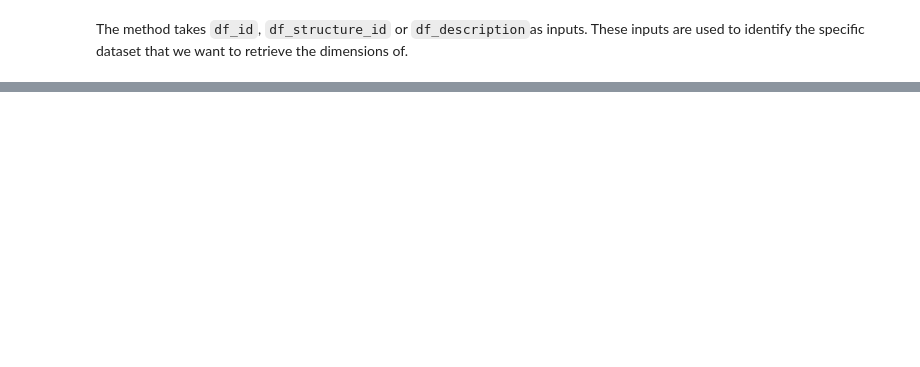
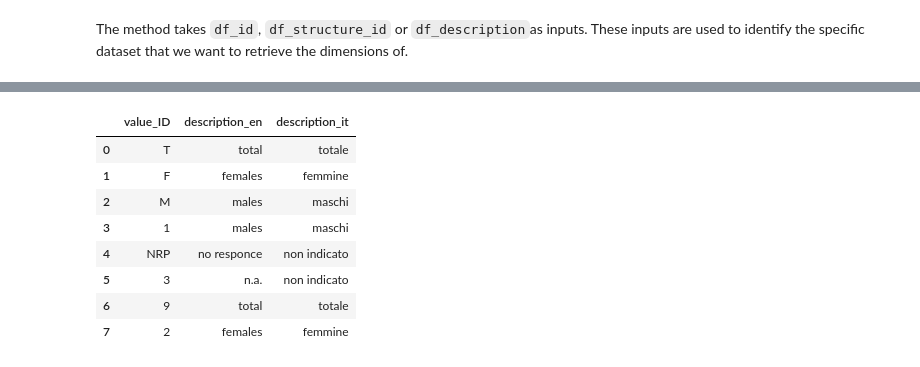
Before and after one commit to Attol8/istatapi, a Jupyter notebook: 01_discovery.ipynb, the cells around one changed output, grey strips where cells are left out. Cells and saved outputs as stored; diff of their text form; code cells hidden in the pictures; blank space fills up the shorter version.

```diff
--- a/01_discovery.ipynb
+++ b/01_discovery.ipynb
@@ -219,7 +222,6 @@ class DataStructure(ISTAT):
         def parse_dimensions(self, response):
             """Parse the `response` containing a dataflow's dimensions and return them in a list"""
             tree = make_tree(response)
-            print(tree)
             strip_ns(tree)
             root = tree.root
             print(root)
@@ -236,9 +238,6 @@ class DataStructure(ISTAT):
                 dimensions_l.append(dimension_dict)
 
             return(dimensions_l)
-
-        def parse_codelist(self, response):
-            """Parse the `response` containing the codelist of a dimension and return its description"""
 
         def dimensions_description(self, dimensions):
             """Return a dataframe with the descriptions of `dimensions`"""
@@ -290,6 +289,31 @@ class DataStructure(ISTAT):
             dimensions = dimensions.merge(dimensions_description, on='dimension_ID')
 
             return dimensions
+
+        def get_dimension_values(self, dimension_ID, dataframe = True):
+            """Return the possible values of a dimension"""
+            resource = "codelist"
+            path_parts = [resource, self.agencyID, dimension_ID]
+            path = "/".join(path_parts)
+            response = self._request(path = path)
+            tree = make_tree(response)
+            strip_ns(tree)
+            root = tree.root
+
+            values = []
+            for value in root.iter('Code'):
+                value_id = value.get('id')
+                value_it = value.findall('Name')[0].text
+                value_en = value.findall('Name')[1].text
+
+                value_dict = {'value_ID' : value_id,
+                           'description_en' : value_en,
+                           'description_it' : value_it}
+
+                values.append(value_dict)
+
+            if dataframe == True : values = pd.DataFrame(values)
+            return values
 # %%
 show_doc(DataStructure.get_df_structure_id)
 # %% [output]
@@ -365,0 +387,13 @@ showdoc()
+# %%
+structure = DataStructure()
+structure.get_dimension_values(dimension_ID = "CL_SEXISTAT1")
+# %% [output]
+|  | value_ID | description_en | description_it |
+| 0 | T | total | totale |
+| 1 | F | females | femmine |
+| 2 | M | males | maschi |
+| 3 | 1 | males | maschi |
+| 4 | NRP | no responce | non indicato |
+| 5 | 3 | n.a. | non indicato |
+| 6 | 9 | total | totale |
+| 7 | 2 | females | femmine |
```
Also changed, not shown: parts of 6 cells of this notebook, 2 other files.
